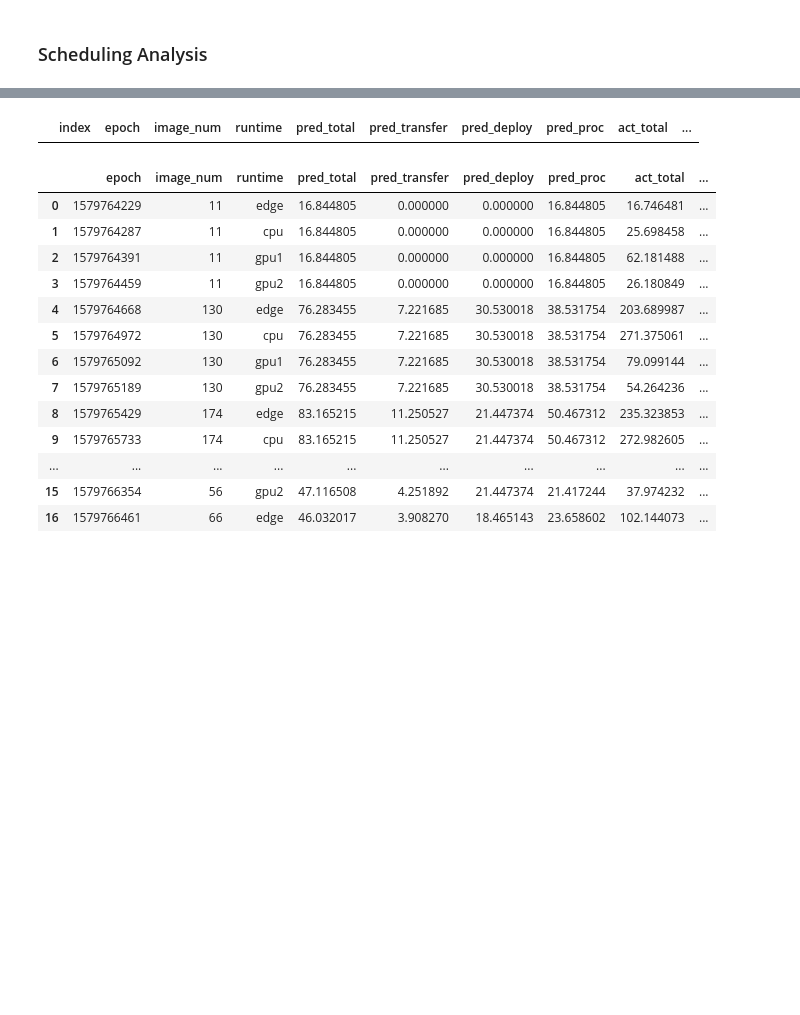
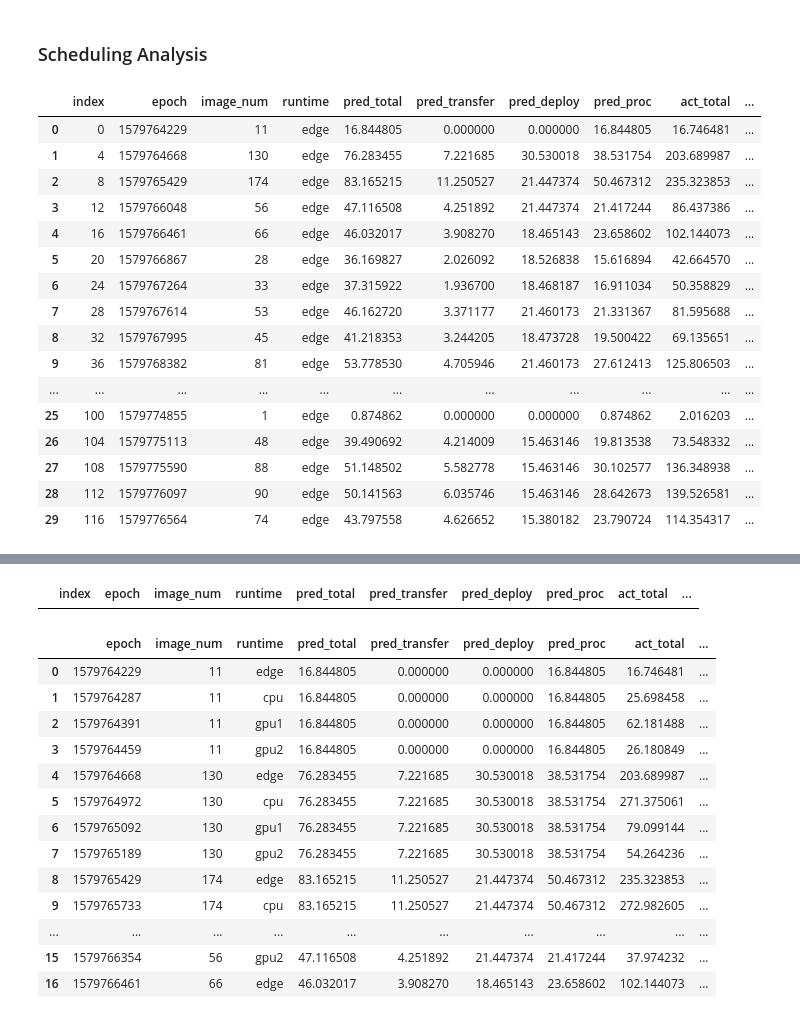
Before and after one commit to Heronalps/STOIC, a Jupyter notebook: jupyter/Scheduling Analysis.ipynb, the cells around one changed output, grey strips where cells are left out. Cells and saved outputs as stored; diff of their text form; code cells hidden in the pictures; blank space fills up the shorter version.

```diff
--- a/jupyter/Scheduling Analysis.ipynb
+++ b/jupyter/Scheduling Analysis.ipynb
@@ -17,3 +17,23 @@ for index, row in df_edge.iterrows():
 df_edge.reset_index(inplace=True)
 # %%
 df_stoic_front = df_stoic[0:len(df_edge)]
+# %%
+df_edge.head(30)
+# %% [output]
+|  | index | epoch | image_num | runtime | pred_total | pred_transfer | pred_deploy | pred_proc | act_total | ... |
+| 0 | 0 | 1579764229 | 11 | edge | 16.844805 | 0.000000 | 0.000000 | 16.844805 | 16.746481 | ... |
+| 1 | 4 | 1579764668 | 130 | edge | 76.283455 | 7.221685 | 30.530018 | 38.531754 | 203.689987 | ... |
+| 2 | 8 | 1579765429 | 174 | edge | 83.165215 | 11.250527 | 21.447374 | 50.467312 | 235.323853 | ... |
+| 3 | 12 | 1579766048 | 56 | edge | 47.116508 | 4.251892 | 21.447374 | 21.417244 | 86.437386 | ... |
+| 4 | 16 | 1579766461 | 66 | edge | 46.032017 | 3.908270 | 18.465143 | 23.658602 | 102.144073 | ... |
+| 5 | 20 | 1579766867 | 28 | edge | 36.169827 | 2.026092 | 18.526838 | 15.616894 | 42.664570 | ... |
+| 6 | 24 | 1579767264 | 33 | edge | 37.315922 | 1.936700 | 18.468187 | 16.911034 | 50.358829 | ... |
+| 7 | 28 | 1579767614 | 53 | edge | 46.162720 | 3.371177 | 21.460173 | 21.331367 | 81.595688 | ... |
+| 8 | 32 | 1579767995 | 45 | edge | 41.218353 | 3.244205 | 18.473728 | 19.500422 | 69.135651 | ... |
+| 9 | 36 | 1579768382 | 81 | edge | 53.778530 | 4.705946 | 21.460173 | 27.612413 | 125.806503 | ... |
+| ... | ... | ... | ... | ... | ... | ... | ... | ... | ... | ... |
+| 25 | 100 | 1579774855 | 1 | edge | 0.874862 | 0.000000 | 0.000000 | 0.874862 | 2.016203 | ... |
+| 26 | 104 | 1579775113 | 48 | edge | 39.490692 | 4.214009 | 15.463146 | 19.813538 | 73.548332 | ... |
+| 27 | 108 | 1579775590 | 88 | edge | 51.148502 | 5.582778 | 15.463146 | 30.102577 | 136.348938 | ... |
+| 28 | 112 | 1579776097 | 90 | edge | 50.141563 | 6.035746 | 15.463146 | 28.642673 | 139.526581 | ... |
+| 29 | 116 | 1579776564 | 74 | edge | 43.797558 | 4.626652 | 15.380182 | 23.790724 | 114.354317 | ... |
```
Also changed, not shown: parts of 2 cells of this notebook, 2 other files.
